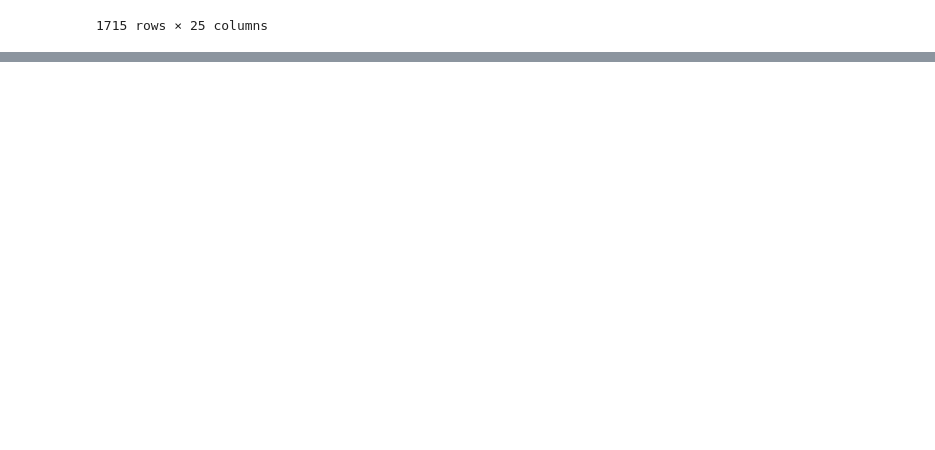
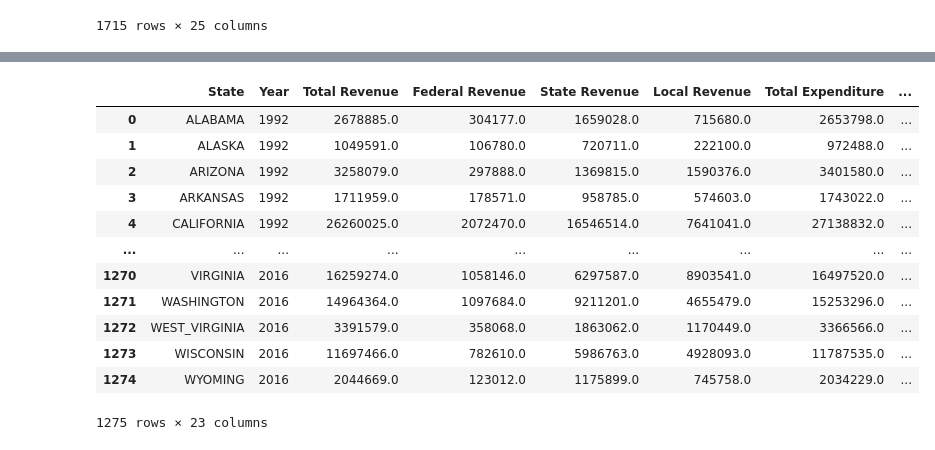
Before and after one commit to connorpobrien/Education-Trends, a Jupyter notebook: DATA301-Project AndrewM.ipynb, the cells around one changed output, grey strips where cells are left out. Cells and saved outputs as stored; diff of their text form; code cells hidden in the pictures; blank space fills up the shorter version.

```diff
--- a/DATA301-Project AndrewM.ipynb
+++ b/DATA301-Project AndrewM.ipynb
@@ -5,17 +5,17 @@ import matplotlib.pyplot as plt
 # %%
 # set up dataframes
 # https://www.kaggle.com/datasets/christophercorrea/prisoners-and-crime-in-united-states
-all_deaths = pd.read_csv("datasets/all_deaths.csv", encoding='latin-1')
-all_jails = pd.read_csv("datasets/all_jails.csv", encoding='latin-1')
+JailDeaths = pd.read_csv("datasets/all_deaths.csv", encoding='latin-1')
+JailStats = pd.read_csv("datasets/all_jails.csv", encoding='latin-1')
 
 # https://www.kaggle.com/datasets/noriuk/us-education-datasets-unification-project
-states_all = pd.read_csv("datasets/states_all.csv", encoding='latin-1')
+Education_ByState = pd.read_csv("datasets/states_all.csv", encoding='latin-1')
 
 # https://bjs.ojp.gov/library/publications/prisoners-2021-statistical-tables#:~:text=The%20U.S.%20prison%20population%20was,decrease%20from%202011%20(1%2C599%2C000)
 p21stt01 = pd.read_csv("datasets/p21stt01.csv", encoding='latin-1')
 p21stat02 = pd.read_csv("datasets/p21stat02.csv", encoding='latin-1')
 
-states_all
+Education_ByState
 # %% [output]
 |  | PRIMARY_KEY | STATE | YEAR | ENROLL | TOTAL_REVENUE | FEDERAL_REVENUE | STATE_REVENUE | LOCAL_REVENUE | ... |
 | 0 | 1992_ALABAMA | ALABAMA | 1992 | NaN | 2678885.0 | 304177.0 | 1659028.0 | 715680.0 | ... |
@@ -33,7 +33,7 @@ states_all
 # %%
 # clean up states_all_extended
 # set columns
-states_all.columns = [
+Education_ByState.columns = [
     "State Key",
     "State",
     "Year",
@@ -60,4 +60,3 @@ states_all.columns = [
     "Average Reading Score (4)",
     "Average Reading Score (8)",
 ]
-states_all
@@ -77,0 +63,22 @@ states_all
+# %%
+##Education Dataset Cleanup
+Education_ByStateCleaned = Education_ByState.drop(['State Key', 'Total Enrollment'], axis = 1)
+Education_ByStateCleaned = Education_ByStateCleaned[Education_ByStateCleaned['Year'] <= 2016]
+Education_ByStateCleaned = Education_ByStateCleaned[Education_ByStateCleaned['Year'] >= 1992]
+Education_ByStateCleaned = Education_ByStateCleaned[Education_ByStateCleaned['State'] != 'NATIONAL']
+Education_ByStateCleaned = Education_ByStateCleaned[Education_ByStateCleaned['State'] != 'DODEA']
+Education_ByStateCleaned
+# %% [output]
+|  | State | Year | Total Revenue | Federal Revenue | State Revenue | Local Revenue | Total Expenditure | ... |
+| 0 | ALABAMA | 1992 | 2678885.0 | 304177.0 | 1659028.0 | 715680.0 | 2653798.0 | ... |
+| 1 | ALASKA | 1992 | 1049591.0 | 106780.0 | 720711.0 | 222100.0 | 972488.0 | ... |
+| 2 | ARIZONA | 1992 | 3258079.0 | 297888.0 | 1369815.0 | 1590376.0 | 3401580.0 | ... |
+| 3 | ARKANSAS | 1992 | 1711959.0 | 178571.0 | 958785.0 | 574603.0 | 1743022.0 | ... |
+| 4 | CALIFORNIA | 1992 | 26260025.0 | 2072470.0 | 16546514.0 | 7641041.0 | 27138832.0 | ... |
+| ... | ... | ... | ... | ... | ... | ... | ... | ... |
+| 1270 | VIRGINIA | 2016 | 16259274.0 | 1058146.0 | 6297587.0 | 8903541.0 | 16497520.0 | ... |
+| 1271 | WASHINGTON | 2016 | 14964364.0 | 1097684.0 | 9211201.0 | 4655479.0 | 15253296.0 | ... |
+| 1272 | WEST_VIRGINIA | 2016 | 3391579.0 | 358068.0 | 1863062.0 | 1170449.0 | 3366566.0 | ... |
+| 1273 | WISCONSIN | 2016 | 11697466.0 | 782610.0 | 5986763.0 | 4928093.0 | 11787535.0 | ... |
+| 1274 | WYOMING | 2016 | 2044669.0 | 123012.0 | 1175899.0 | 745758.0 | 2034229.0 | ... |
+1275 rows × 23 columns
```
Also changed, not shown: parts of 2 cells of this notebook.
